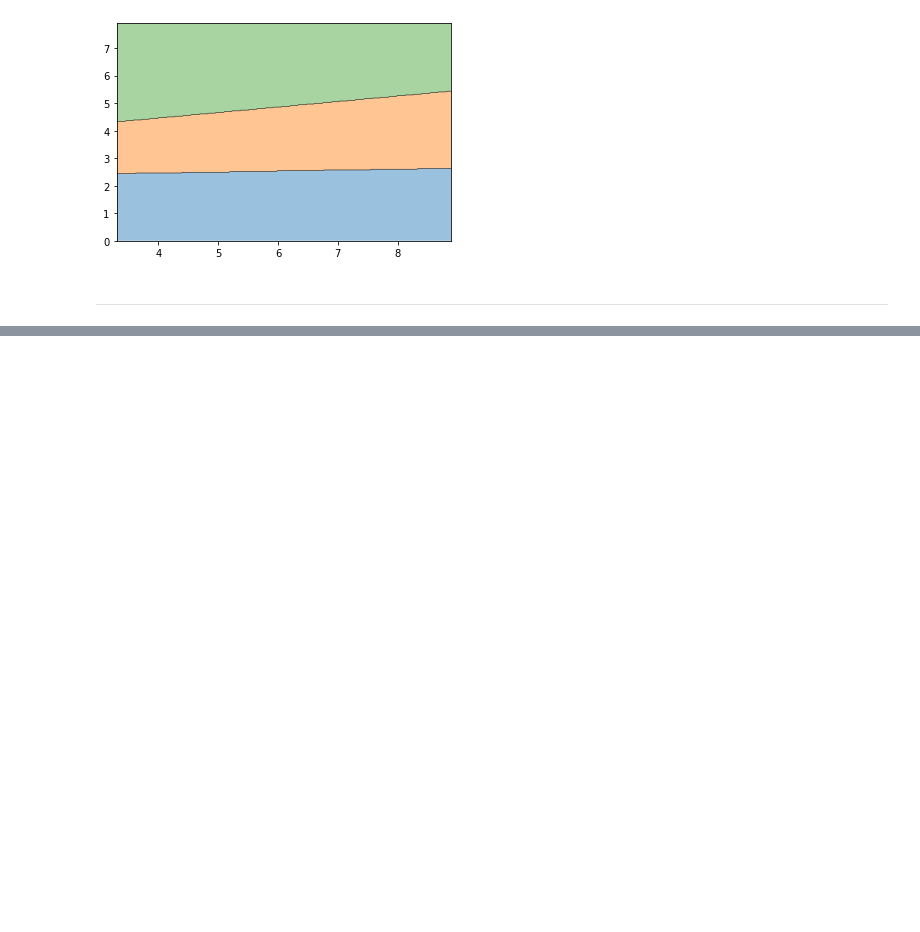
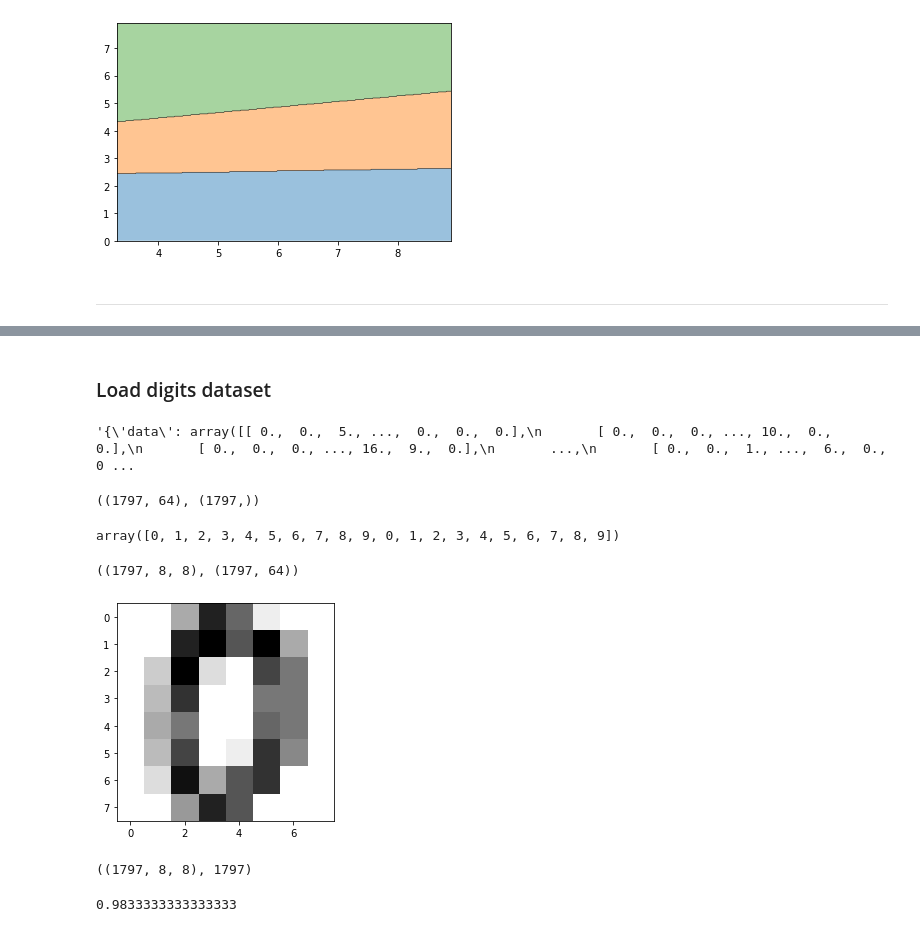
Before and after one commit to alemskdlt/dl02, a Jupyter notebook: notebook/ch03_ml_intro.ipynb, the cells around one changed output, grey strips where cells are left out. Cells and saved outputs as stored; diff of their text form; code cells hidden in the pictures; blank space fills up the shorter version.

```diff
--- a/notebook/ch03_ml_intro.ipynb
+++ b/notebook/ch03_ml_intro.ipynb
@@ -177,0 +181,34 @@ TypeError: ignored
+# %% [markdown]
+### Load digits dataset
+# %%
+import matplotlib.pyplot as plt
+
+from sklearn import datasets, metrics
+from sklearn.model_selection import train_test_split
+
+digits = datasets.load_digits()
+str(digits)
+# %% [output]
+'{\'data\': array([[ 0.,  0.,  5., ...,  0.,  0.,  0.],\n       [ 0.,  0.,  0., ..., 10.,  0.,  0.],\n       [ 0.,  0.,  0., ..., 16.,  9.,  0.],\n       ...,\n       [ 0.,  0.,  1., ...,  6.,  0.,  0 ...
+# %%
+digits.data.shape, digits.target.shape
+# %% [output]
+((1797, 64), (1797,))
+# %%
+digits.target[:20]
+# %% [output]
+array([0, 1, 2, 3, 4, 5, 6, 7, 8, 9, 0, 1, 2, 3, 4, 5, 6, 7, 8, 9])
+# %%
+digits.images.shape, digits.data.shape
+# %% [output]
+((1797, 8, 8), (1797, 64))
+# %%
+plt.imshow(digits.images[0], cmap=plt.cm.gray_r, interpolation='nearest')
+plt.show()
+# digits.images.shape
+# %% [output]
+[figure, added]
+# %%
+digits.images.shape, len(digits.images)
+# %% [output]
+((1797, 8, 8), 1797)
@@ -177,0 +221,16 @@ TypeError: ignored
+# %%
+from sklearn.neighbors import KNeighborsClassifier
+
+knn = KNeighborsClassifier(n_neighbors=6)
+
+X_train, X_test, y_train, y_test = train_test_split(
+    data, digits.target, test_size=0.2)
+
+knn.fit(X_train, y_train)
+
+y_pred = knn.predict(X_test)
+
+scores = metrics.accuracy_score(y_test, y_pred)
+print(scores)
+# %% [output]
+0.9833333333333333
```
Also changed, not shown: parts of 4 cells of this notebook.
